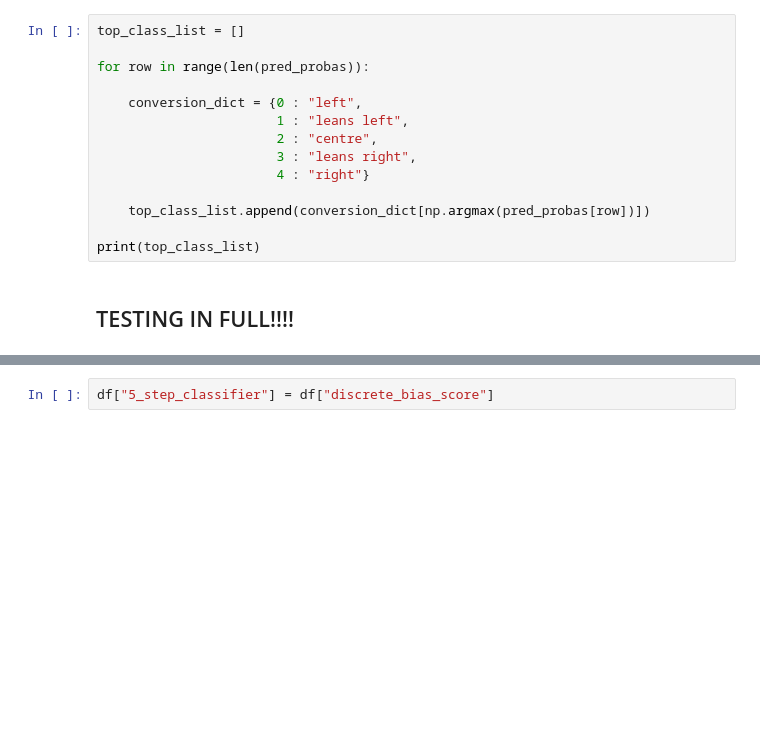
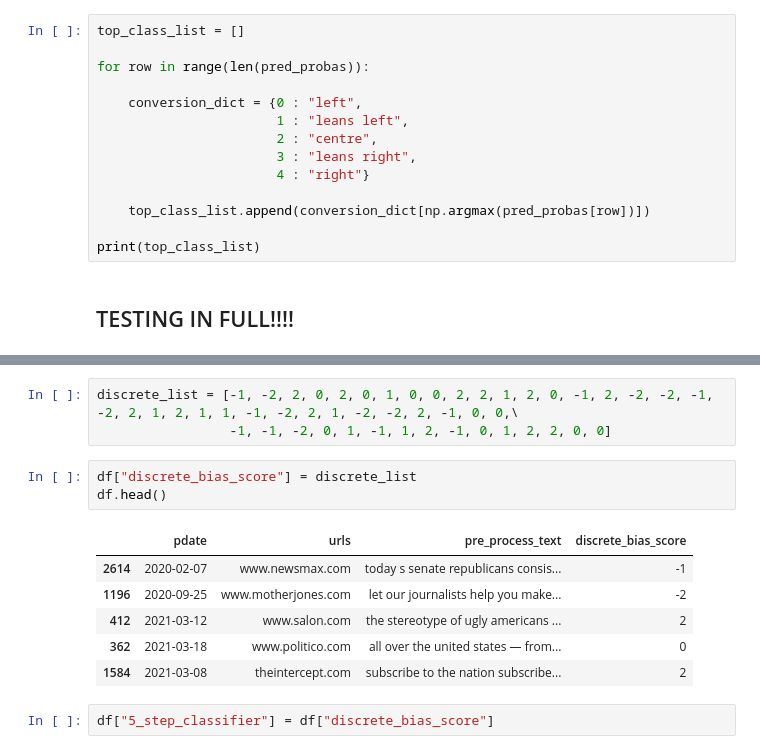
Before and after one commit to zulu-tango/news_and_echo_bubbles, a Jupyter notebook: notebooks/Updates_to_ideology_model_Friday.ipynb, the cells around one changed output, grey strips where cells are left out. Drawn from its saved outputs; the diff is of its cells as text; blank space fills up the shorter version.

```diff
--- a/notebooks/Updates_to_ideology_model_Friday.ipynb
+++ b/notebooks/Updates_to_ideology_model_Friday.ipynb
@@ -178,3 +165,16 @@ df = df.drop(columns = ["continuous_bias_score", "one_hot_discrete"])
+# %%
+discrete_list = [-1, -2, 2, 0, 2, 0, 1, 0, 0, 2, 2, 1, 2, 0, -1, 2, -2, -2, -1, -2, 2, 1, 2, 1, 1, -1, -2, 2, 1, -2, -2, 2, -1, 0, 0,\
+                 -1, -1, -2, 0, 1, -1, 1, 2, -1, 0, 1, 2, 2, 0, 0]
+# %%
+df["discrete_bias_score"] = discrete_list
+df.head()
+# %% [output]
+|  | pdate | urls | pre_process_text | discrete_bias_score |
+| 2614 | 2020-02-07 | www.newsmax.com | today s senate republicans consis... | -1 |
+| 1196 | 2020-09-25 | www.motherjones.com | let our journalists help you make... | -2 |
+| 412 | 2021-03-12 | www.salon.com | the stereotype of ugly americans ... | 2 |
+| 362 | 2021-03-18 | www.politico.com | all over the united states — from... | 0 |
+| 1584 | 2021-03-08 | theintercept.com | subscribe to the nation subscribe... | 2 |
 # %%
 df["5_step_classifier"] = df["discrete_bias_score"]
 # %%
```
Also changed, not shown: parts of 29 cells of this notebook.
